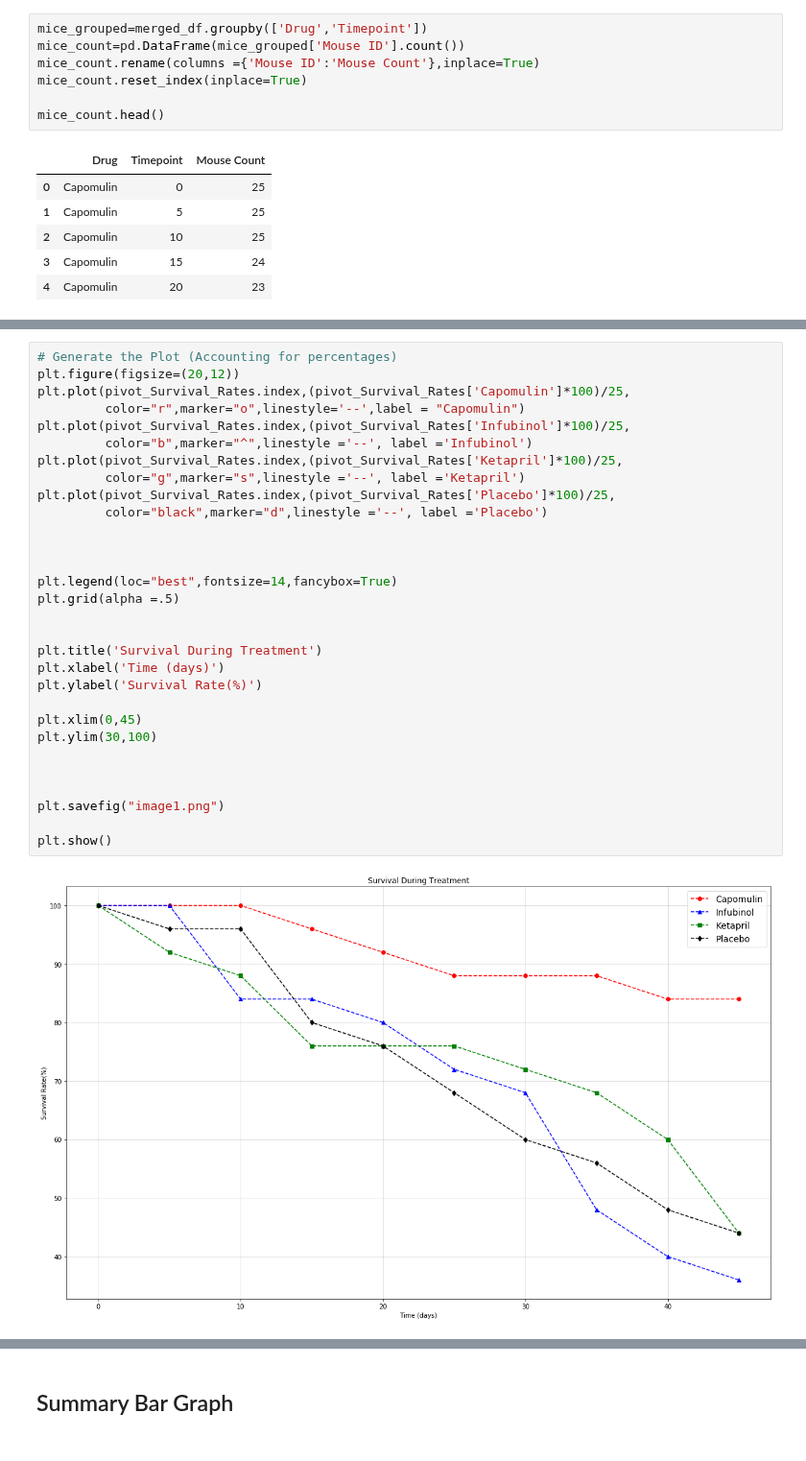
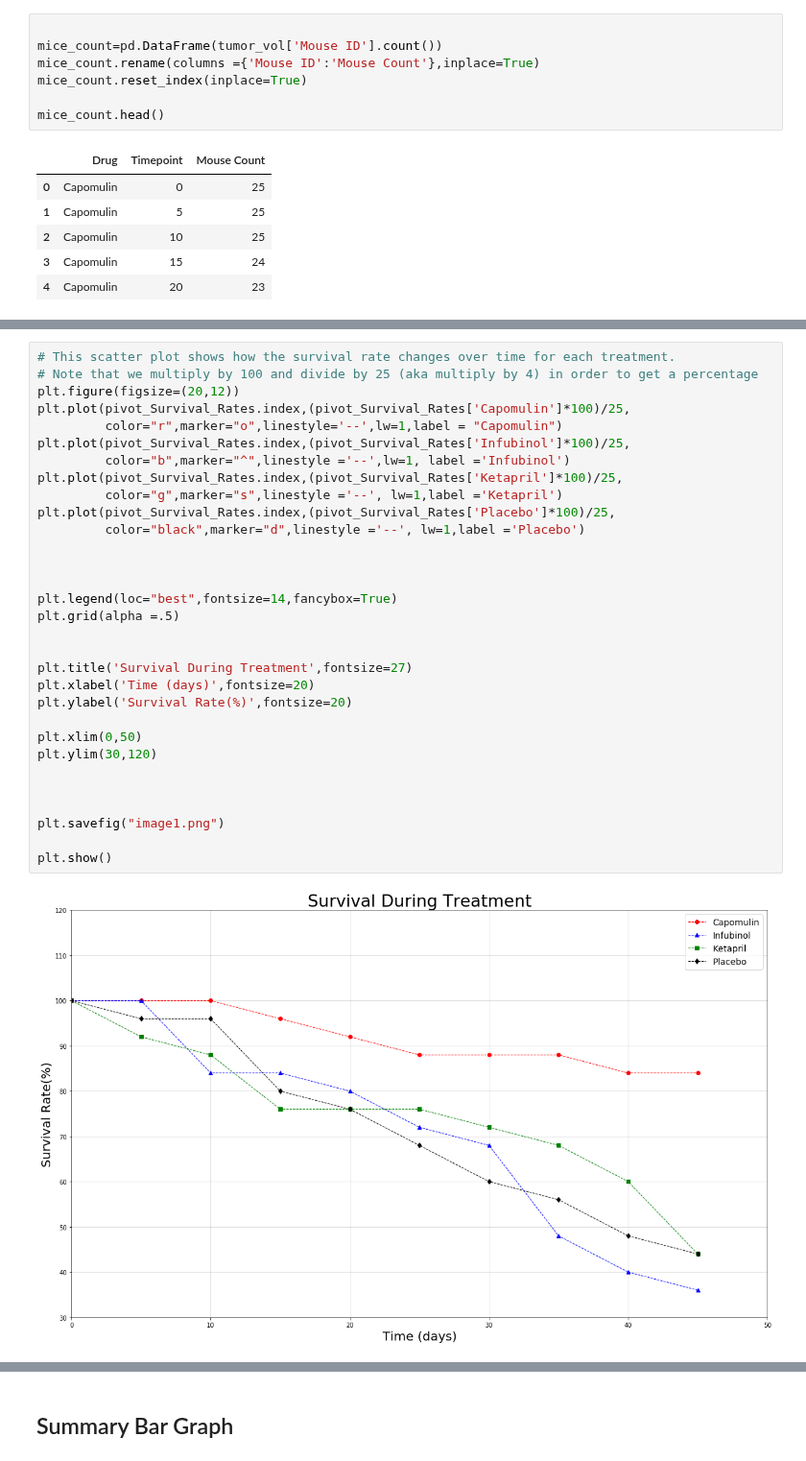
Before and after one commit to NaremanD/matplotlib-challenge, a Jupyter notebook: Pymaceuticals/pymaceuticals_starter.ipynb, the cells around one changed output, grey strips where cells are left out. Shown at 96% size. Saved outputs shown, nothing was run; the diff lists cells and outputs as text.

```diff
--- a/Pymaceuticals/pymaceuticals_starter.ipynb
+++ b/Pymaceuticals/pymaceuticals_starter.ipynb
@@ -257,6 +249,6 @@ plt.savefig("image1.png")
 # %%
-mice_grouped=merged_df.groupby(['Drug','Timepoint'])
-mice_count=pd.DataFrame(mice_grouped['Mouse ID'].count())
+
+mice_count=pd.DataFrame(tumor_vol['Mouse ID'].count())
 mice_count.rename(columns ={'Mouse ID':'Mouse Count'},inplace=True)
 mice_count.reset_index(inplace=True)
 
@@ -285,34 +274,35 @@ pivot_Survival_Rates.head()
 | 15 | 24 | 19 | 21 | 19 | 21 | 20 | 17 | 24 | 23 | ... |
 | 20 | 23 | 18 | 20 | 19 | 20 | 19 | 17 | 23 | 21 | ... |
 # %%
-# Generate the Plot (Accounting for percentages)
+# This scatter plot shows how the survival rate changes over time for each treatment.
+# Note that we multiply by 100 and divide by 25 (aka multiply by 4) in order to get a percentage
 plt.figure(figsize=(20,12))
 plt.plot(pivot_Survival_Rates.index,(pivot_Survival_Rates['Capomulin']*100)/25,
-         color="r",marker="o",linestyle='--',label = "Capomulin")
+         color="r",marker="o",linestyle='--',lw=1,label = "Capomulin")
 plt.plot(pivot_Survival_Rates.index,(pivot_Survival_Rates['Infubinol']*100)/25,
-         color="b",marker="^",linestyle ='--', label ='Infubinol')
+         color="b",marker="^",linestyle ='--',lw=1, label ='Infubinol')
 plt.plot(pivot_Survival_Rates.index,(pivot_Survival_Rates['Ketapril']*100)/25,
-         color="g",marker="s",linestyle ='--', label ='Ketapril')
+         color="g",marker="s",linestyle ='--', lw=1,label ='Ketapril')
 plt.plot(pivot_Survival_Rates.index,(pivot_Survival_Rates['Placebo']*100)/25,
-         color="black",marker="d",linestyle ='--', label ='Placebo')
+         color="black",marker="d",linestyle ='--', lw=1,label ='Placebo')
 
 
 
 plt.legend(loc="best",fontsize=14,fancybox=True)
 plt.grid(alpha =.5)
 
 
-plt.title('Survival During Treatment')
-plt.xlabel('Time (days)')
-plt.ylabel('Survival Rate(%)')
+plt.title('Survival During Treatment',fontsize=27)
+plt.xlabel('Time (days)',fontsize=20)
+plt.ylabel('Survival Rate(%)',fontsize=20)
 
-plt.xlim(0,45)
-plt.ylim(30,100)
+plt.xlim(0,50)
+plt.ylim(30,120)
 
 
 
 plt.savefig("image1.png")
 
 plt.show()
 # %% [output]
-[figure, old version]
+[figure, new version]
```
Also changed, not shown: parts of 10 cells of this notebook, 1 other file.
